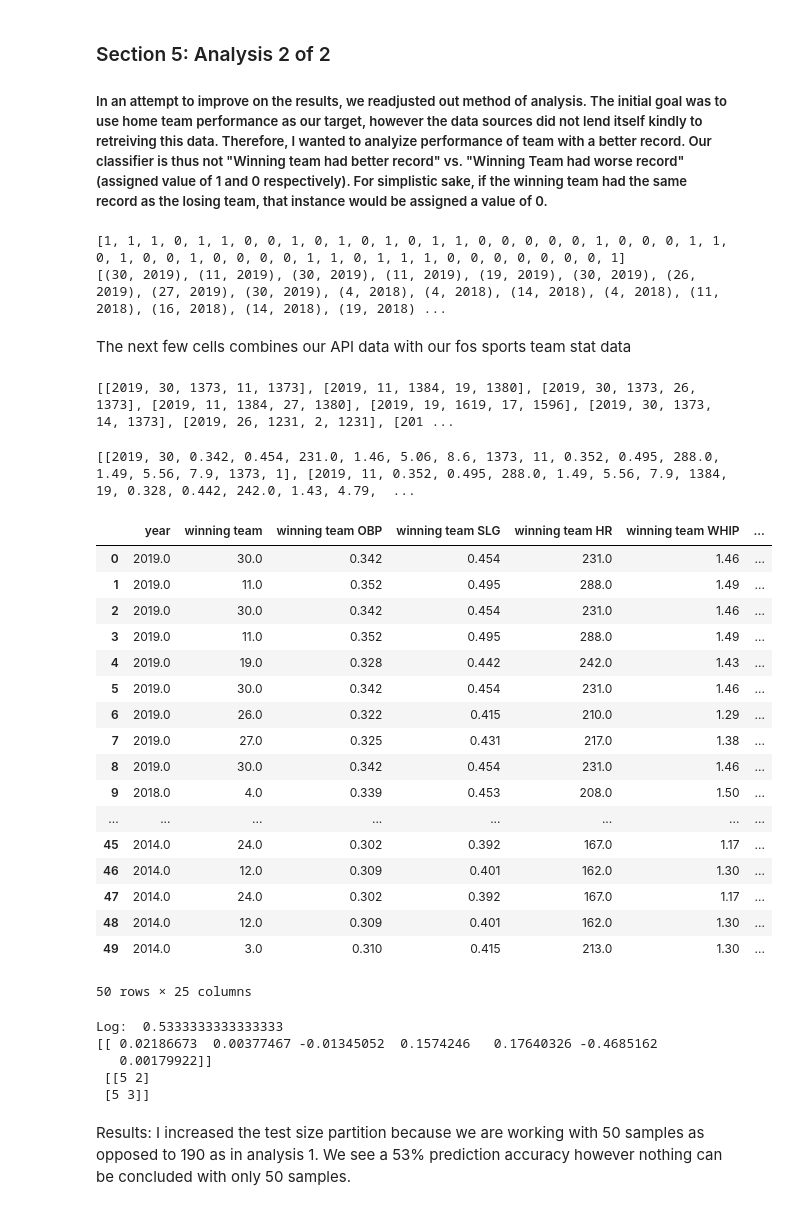
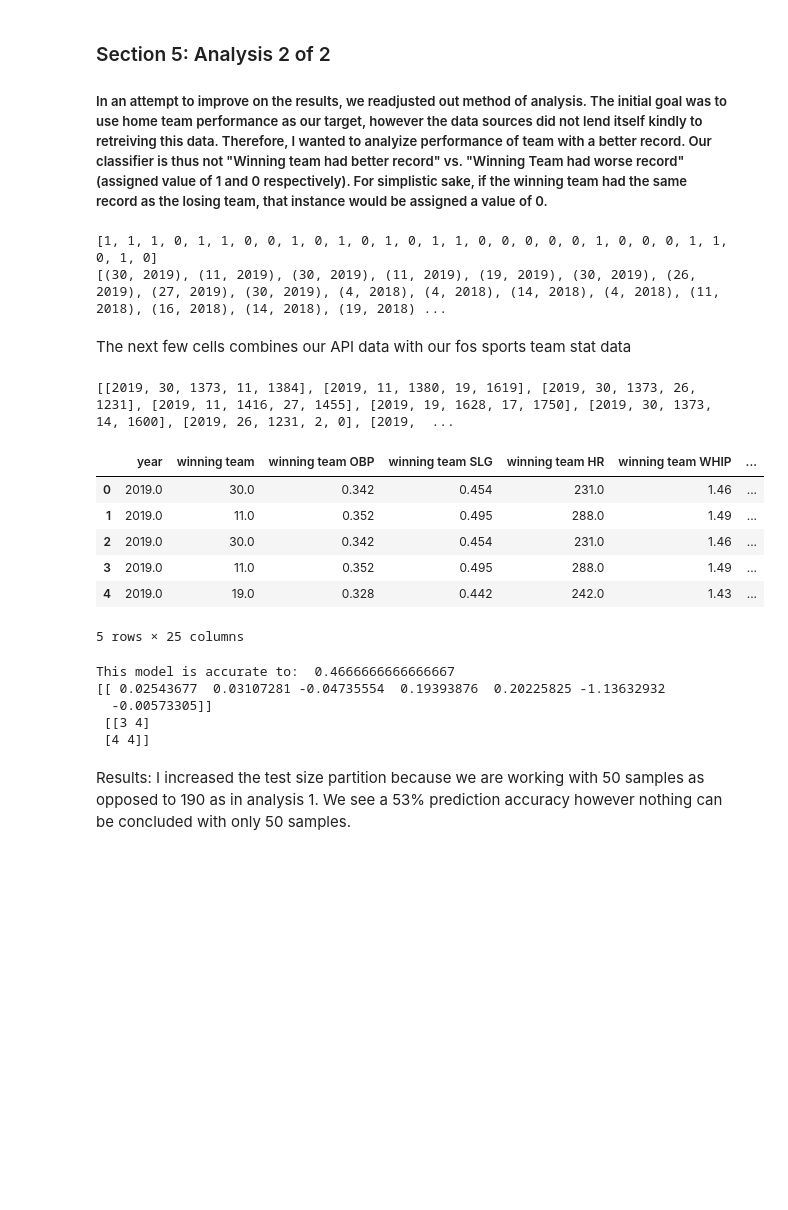
Before and after one commit to pjargo/INF510_Project, a Jupyter notebook: src/project_notebook.ipynb, the cells around one changed output. Saved outputs shown, nothing was run; the diff lists cells and outputs as text; code cells hidden in the pictures; blank space fills up the shorter version.

```diff
--- a/src/project_notebook.ipynb
+++ b/src/project_notebook.ipynb
@@ -382,30 +387,30 @@ for row in year_and_win_and_lose:
     losing_tm = row[2]
     winning_roster = roster_retrieval(year,winning_tm) # Retreive the rosters
     losing_roster = roster_retrieval(year,losing_tm)
-    player_id_winning = playerID(winning_roster[0])
-    player_id_losing = playerID(winning_roster[0])
+    player_id_winning = playerID(winning_roster[0]) # Retreive the player Id for each player on the roster
+    player_id_losing = playerID(losing_roster[0])
 
     team_total_RBI_win = []
 
     for val in player_id_winning:
 
-        player_name = get_player_name(val)
-        player_stat = get_plaer_stat(val)
+#         player_name = get_player_name(val)   # Get the name of each player
+        player_stat = get_plaer_stat(val) # Get the statistical profile for each player ID
 
         leng = len(player_stat.text.split('rbi'))
         try:
-            RBI = player_stat.text.split("rbi")[1].split(',')[0].split(":")[1][1:-1]
+            RBI = player_stat.text.split("rbi")[1].split(',')[0].split(":")[1][1:-1]  # parse the data for RBI total
         except:
             pass
         else:
             RBI_array = []
             i = len(player_stat.text.split("rbi"))
             while i > 1:
-                RBI = player_stat.text.split("rbi")[i-1].split(',')[0].split(":")[1][1:-1]
+                RBI = player_stat.text.split("rbi")[i-1].split(',')[0].split(":")[1][1:-1] # Some players were on more than one team
                 i = i - 1
                 RBI_array.append(int(RBI))
 
-        team_total_RBI_win.append(sum(RBI_array))
+        team_total_RBI_win.append(sum(RBI_array)) #Sum the total RBI for each player on the final roster
 
     print(f"the total number of RBI in {year} for win team {winning_tm} is {sum(team_total_RBI_win)}")
 
@@ -413,13 +418,13 @@ for row in year_and_win_and_lose:
 
     for val in player_id_losing:
 
-        player_name = get_player_name(val)
+#         player_name = get_player_name(val)
         player_stat = get_plaer_stat(val)
 
         leng = len(player_stat.text.split('rbi'))
 
         try:
-            RBI = player_stat.text.split("rbi")[1].split(',')[0].split(":")[1][1:-1]
+            RBI = player_stat.text.split("rbi")[1].split(',')[0].split(":")[1][1:-1] # Repeat for losing team in series
         except IndexError:
             pass
         else:
@@ -592,7 +583,7 @@ for row in results:
 print(target)
 print(win)
 # %% [output]
-[1, 1, 1, 0, 1, 1, 0, 0, 1, 0, 1, 0, 1, 0, 1, 1, 0, 0, 0, 0, 0, 1, 0, 0, 0, 1, 1, 0, 1, 0, 0, 1, 0, 0, 0, 0, 1, 1, 0, 1, 1, 1, 0, 0, 0, 0, 0, 0, 0, 1]
+[1, 1, 1, 0, 1, 1, 0, 0, 1, 0, 1, 0, 1, 0, 1, 1, 0, 0, 0, 0, 0, 1, 0, 0, 0, 1, 1, 0, 1, 0]
 [(30, 2019), (11, 2019), (30, 2019), (11, 2019), (19, 2019), (30, 2019), (26, 2019), (27, 2019), (30, 2019), (4, 2018), (4, 2018), (14, 2018), (4, 2018), (11, 2018), (16, 2018), (14, 2018), (19, 2018) ...
 # %%
 def stat_retreival(winner, loser):
@@ -632,7 +623,7 @@ for row in val_rbi:
 
 print(new_val_rbi)
 # %% [output]
-[[2019, 30, 1373, 11, 1373], [2019, 11, 1384, 19, 1380], [2019, 30, 1373, 26, 1373], [2019, 11, 1384, 27, 1380], [2019, 19, 1619, 17, 1596], [2019, 30, 1373, 14, 1373], [2019, 26, 1231, 2, 1231], [201 ...
+[[2019, 30, 1373, 11, 1384], [2019, 11, 1380, 19, 1619], [2019, 30, 1373, 26, 1231], [2019, 11, 1416, 27, 1455], [2019, 19, 1628, 17, 1750], [2019, 30, 1373, 14, 1600], [2019, 26, 1231, 2, 0], [2019,  ...
 # %%
 logistic_reg_array3 = []
 for i in range(len(new_val_rbi)):
@@ -653,60 +644,47 @@ for row in logistic_reg_array3:
     counter += 1
 #     print(counter)
 
-print(blank2)
+# print(blank2)
-# %% [output]
-[[2019, 30, 0.342, 0.454, 231.0, 1.46, 5.06, 8.6, 1373, 11, 0.352, 0.495, 288.0, 1.49, 5.56, 7.9, 1373, 1], [2019, 11, 0.352, 0.495, 288.0, 1.49, 5.56, 7.9, 1384, 19, 0.328, 0.442, 242.0, 1.43, 4.79,  ...
 # %%
 df2 = pd.DataFrame(np.array(blank2), columns=['year', 'winning team', 'winning team OBP','winning team SLG', 'winning team HR','winning team WHIP',
                                'winning team ERA','winning team SO9','winning team rbi','losing team', 'losing team OBP','losing team SLG', 'losing team HR','losing team WHIP',
                                'losing team ERA','losing team SO9','losing team rbi','Target'])
 df2['diff OBP'] = df2['winning team OBP'] - df2['losing team OBP']
 df2['diff SLG'] = df2['winning team SLG'] - df2['losing team SLG']
 df2['diff HR'] = df2['winning team HR'] - df2['losing team HR']
 df2['diff WHIP'] = df2['winning team WHIP'] - df2['losing team WHIP']
 df2['diff ERA'] = df2['winning team ERA'] - df2['losing team ERA']
 df2['diff SO9'] = df2['winning team SO9'] - df2['losing team SO9']
 df2['diff RBI'] = df2['winning team rbi'] - df2['losing team rbi']
 df2 = df2.dropna(thresh=1)
 
-df2
+df2.head()
 # %% [output]
 |  | year | winning team | winning team OBP | winning team SLG | winning team HR | winning team WHIP | ... |
 | 0 | 2019.0 | 30.0 | 0.342 | 0.454 | 231.0 | 1.46 | ... |
 | 1 | 2019.0 | 11.0 | 0.352 | 0.495 | 288.0 | 1.49 | ... |
 | 2 | 2019.0 | 30.0 | 0.342 | 0.454 | 231.0 | 1.46 | ... |
 | 3 | 2019.0 | 11.0 | 0.352 | 0.495 | 288.0 | 1.49 | ... |
 | 4 | 2019.0 | 19.0 | 0.328 | 0.442 | 242.0 | 1.43 | ... |
-| 5 | 2019.0 | 30.0 | 0.342 | 0.454 | 231.0 | 1.46 | ... |
-| 6 | 2019.0 | 26.0 | 0.322 | 0.415 | 210.0 | 1.29 | ... |
-| 7 | 2019.0 | 27.0 | 0.325 | 0.431 | 217.0 | 1.38 | ... |
-| 8 | 2019.0 | 30.0 | 0.342 | 0.454 | 231.0 | 1.46 | ... |
-| 9 | 2018.0 | 4.0 | 0.339 | 0.453 | 208.0 | 1.50 | ... |
-| ... | ... | ... | ... | ... | ... | ... | ... |
-| 45 | 2014.0 | 24.0 | 0.302 | 0.392 | 167.0 | 1.17 | ... |
-| 46 | 2014.0 | 12.0 | 0.309 | 0.401 | 162.0 | 1.30 | ... |
-| 47 | 2014.0 | 24.0 | 0.302 | 0.392 | 167.0 | 1.17 | ... |
-| 48 | 2014.0 | 12.0 | 0.309 | 0.401 | 162.0 | 1.30 | ... |
-| 49 | 2014.0 | 3.0 | 0.310 | 0.415 | 213.0 | 1.30 | ... |
-50 rows × 25 columns
+5 rows × 25 columns
 # %%
 x_data = df2[['diff OBP','diff SLG', 'diff HR','diff WHIP','diff ERA','diff SO9','diff RBI']]
 y_data = df2.Target
-x_train, x_test, y_train, y_test = train_test_split(x_data, y_data, test_size = 0.3, random_state = 12)
+x_train, x_test, y_train, y_test = train_test_split(x_data, y_data, test_size = 0.5, random_state = 12)
 model = LogisticRegression()
 model.fit(x_train, y_train)
 prediction = dict()
 prediction['Logistic'] = model.predict(x_test)
-print('Log: ',accuracy_score(y_test, prediction['Logistic']))
+print('This model is accurate to: ',accuracy_score(y_test, prediction['Logistic']))
 print(model.coef_)
 conf_mat_logist = confusion_matrix(y_test, prediction['Logistic'])
 print('Logist \r', conf_mat_logist)
 # %% [output]
-Log:  0.5333333333333333
-[[ 0.02186673  0.00377467 -0.01345052  0.1574246   0.17640326 -0.4685162
-   0.00179922]]
- [[5 2]
- [5 3]]
+This model is accurate to:  0.4666666666666667
+[[ 0.02543677  0.03107281 -0.04735554  0.19393876  0.20225825 -1.13632932
+  -0.00573305]]
+ [[3 4]
+ [4 4]]
 # %% [markdown]
 Results: I increased the test size partition because we are working with 50 samples as opposed to 190 as in analysis 1.  We see a 53% prediction accuracy however nothing can be concluded with only 50 samples.
 # %% [markdown]
```
Also changed, not shown: parts of 11 cells of this notebook.
